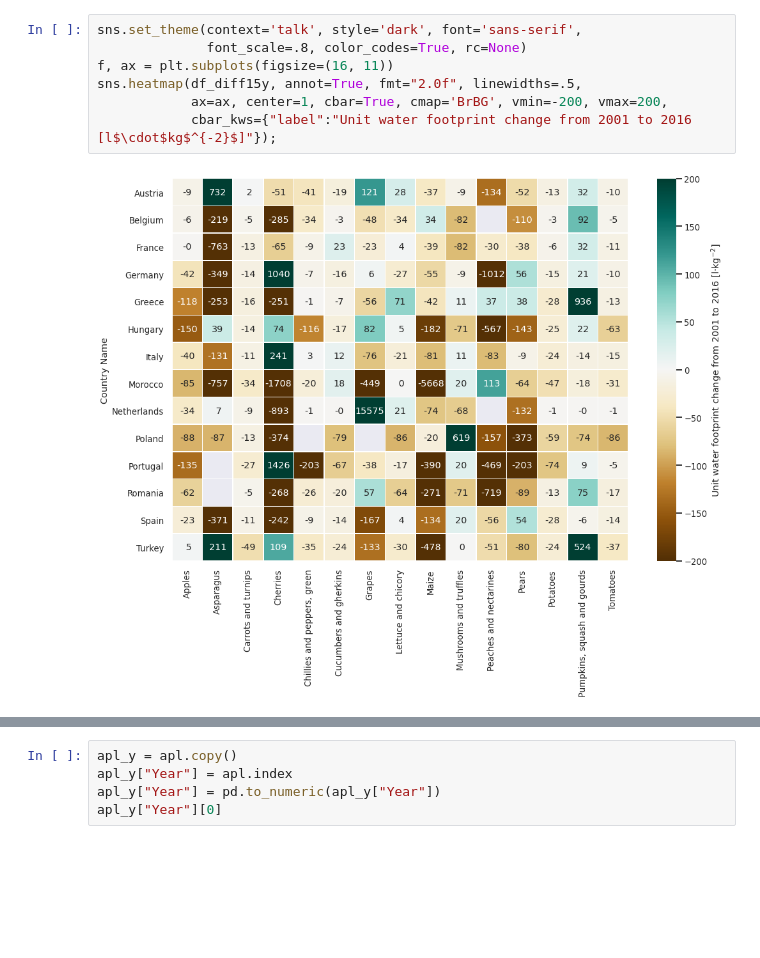
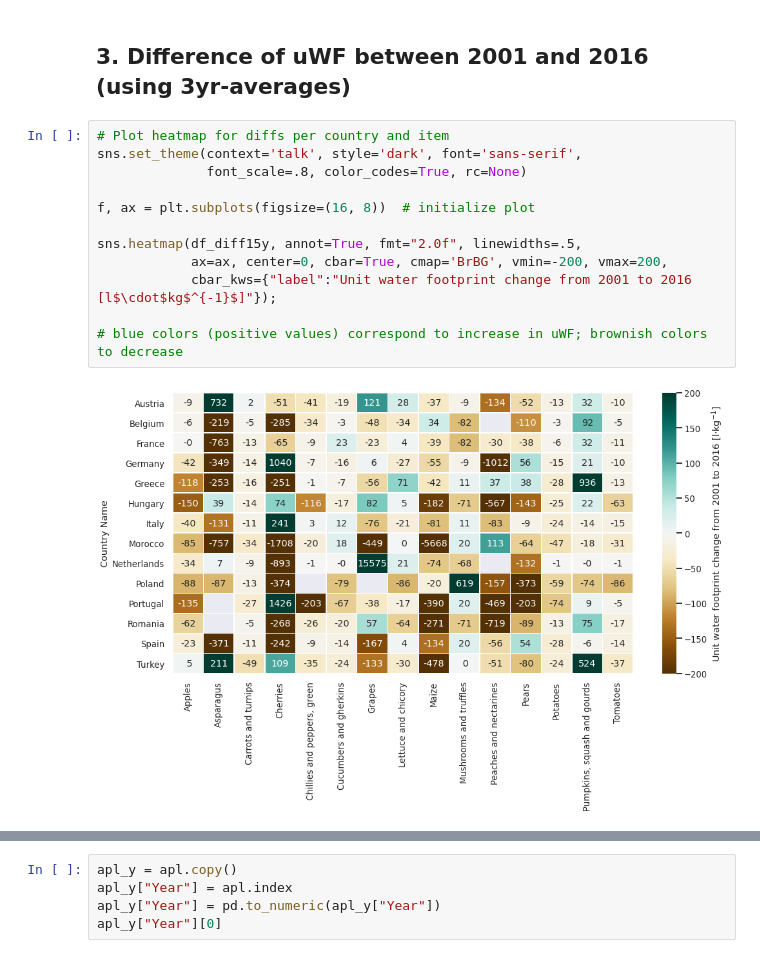
Before and after one commit to jburdano/uWF101, a Jupyter notebook: task4_joerg_heatmap.ipynb, the cells around one changed output, grey strips where cells are left out. Drawn from its saved outputs; the diff is of its cells as text; blank space fills up the shorter version.

Commit message:
more statistics and plots incl. (mean,std,diff,corr)

```diff
--- a/task4_joerg_heatmap.ipynb
+++ b/task4_joerg_heatmap.ipynb
@@ -60,9 +149,16 @@ df_diff15y
+# %% [markdown]
+## 3. Difference of uWF between 2001 and 2016 (using 3yr-averages)
 # %%
+# Plot heatmap for diffs per country and item
 sns.set_theme(context='talk', style='dark', font='sans-serif',
               font_scale=.8, color_codes=True, rc=None)
-f, ax = plt.subplots(figsize=(16, 11))
+
+f, ax = plt.subplots(figsize=(16, 8))  # initialize plot
+
 sns.heatmap(df_diff15y, annot=True, fmt="2.0f", linewidths=.5,
-            ax=ax, center=1, cbar=True, cmap='BrBG', vmin=-200, vmax=200,
-            cbar_kws={"label":"Unit water footprint change from 2001 to 2016 [l$\cdot$kg$^{-2}$]"});
+            ax=ax, center=0, cbar=True, cmap='BrBG', vmin=-200, vmax=200,
+            cbar_kws={"label":"Unit water footprint change from 2001 to 2016 [l$\cdot$kg$^{-1}$]"});
+
+# blue colors (positive values) correspond to increase in uWF; brownish colors to decrease
 # %% [output]
-[figure, old version]
+[figure, new version]
```
Also changed, not shown: parts of 16 cells of this notebook.
